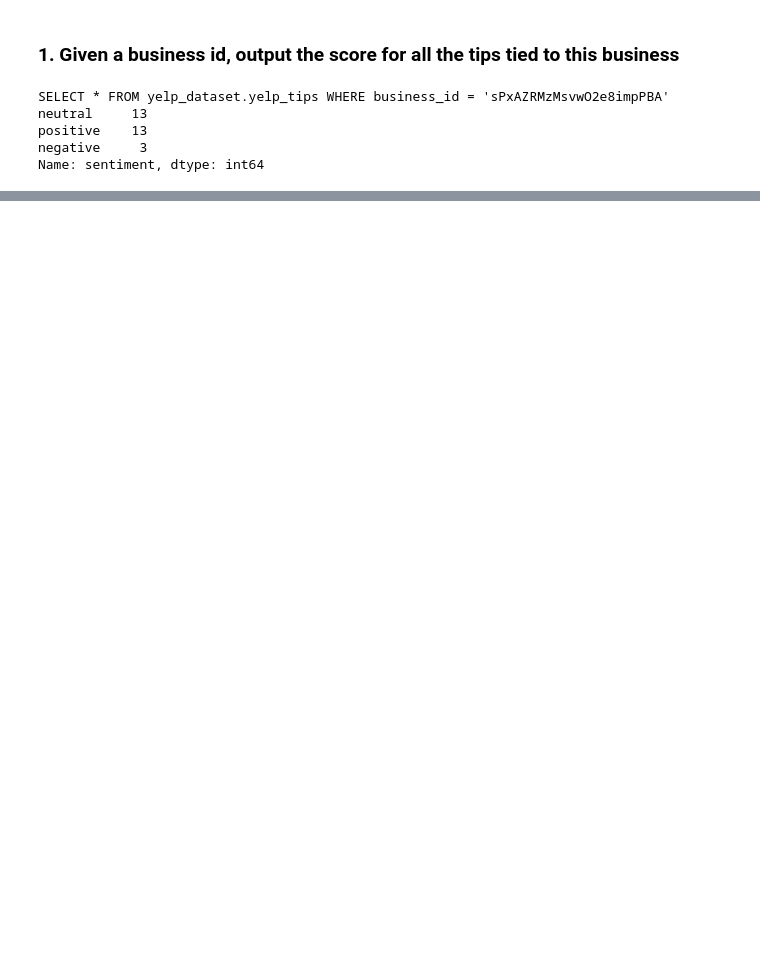
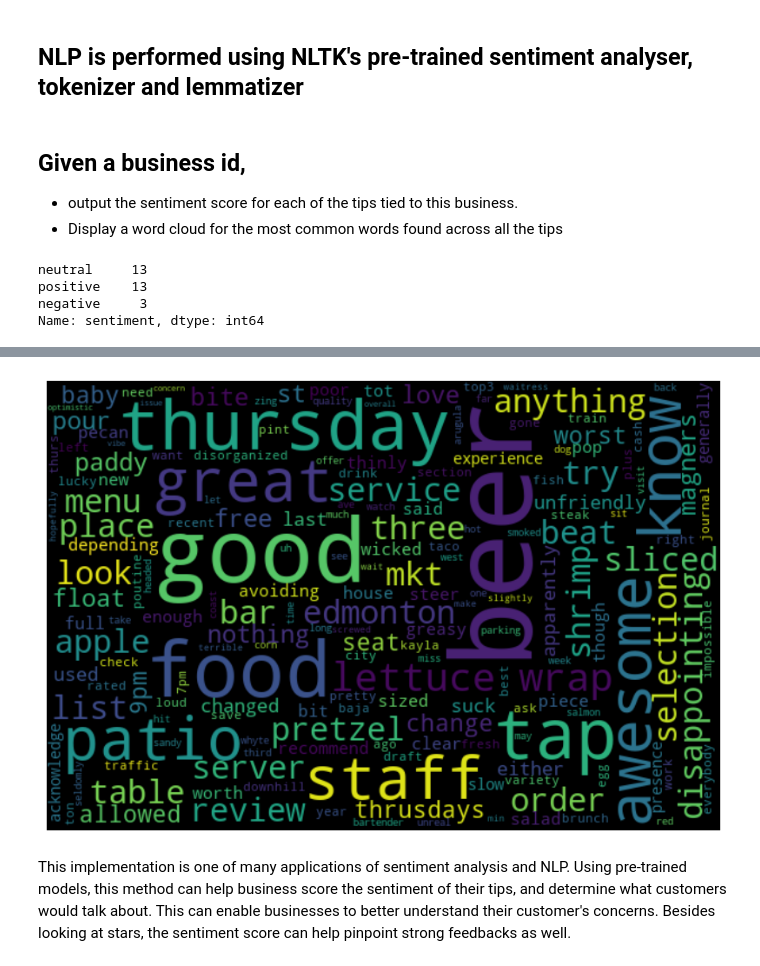
Before and after one commit to Jeyxiang/yelp_airflow, a Jupyter notebook: nlp.ipynb, the cells around one changed output, grey strips where cells are left out. Drawn from its saved outputs; the diff is of its cells as text; code cells hidden in the pictures; blank space fills up the shorter version.

```diff
--- a/nlp.ipynb
+++ b/nlp.ipynb
@@ -17,7 +13,7 @@ PROJECT_ID = "yelp-data-warehouse"
 DATASET_ID = "yelp_dataset"
 TIPS_TABLE_ID = "yelp_tips"
 
-GOOGLE_APPLICATION_CREDENTIALS = 'path/to/key.json'
+GOOGLE_APPLICATION_CREDENTIALS = 'path/to/key/json'
 
 client = bigquery.Client.from_service_account_json(GOOGLE_APPLICATION_CREDENTIALS,project = PROJECT_ID)
 # %% [markdown]
@@ -25,3 +27,5 @@ TIPS TABLE attributes: 'text', 'names' (business name), 'business_id', 'user_id'
+# %% [markdown]
+## NLP is performed using NLTK's pre-trained sentiment analyser, tokenizer and lemmatizer
 # %%
 from nltk.corpus import stopwords
 from nltk.tokenize import RegexpTokenizer
@@ -40,12 +48,13 @@ wordnet_lemmatizer = WordNetLemmatizer()
 # nltk.download('wordnet')
 # nltk.download('omw-1.4')
 # %% [markdown]
-### 1. Given a business id, output the score for all the tips tied to this business
+## Given a business id,
+* output the sentiment score for each of the tips tied to this business.
+* Display a word cloud for the most common words found across all the tips
 # %%
 def analyse_by_biz(business_id):
     query = f"SELECT * FROM {DATASET_ID}.{TIPS_TABLE_ID} WHERE business_id = '{business_id}'"
 
-    print(query)
     result_df = client.query(query).to_dataframe()
     result_df['text'] = result_df['text'].str.lower()
 
@@ -59,7 +68,19 @@ def analyse_by_biz(business_id):
     result_df['text_lem'] = result_df['text_token'].apply(lambda x: [wordnet_lemmatizer.lemmatize(item) for item in x])
     result_df['text_lem'] = result_df['text_lem'].apply(lambda x : " ".join(x))
 
-    # sentiment analysis
+
+    # Plot word cloud
+    combined_lem = ' '.join([word for word in result_df['text_lem']])
+    wordcloud = WordCloud(width=600,
+                     height=400,
+                     random_state=2,
+                     max_font_size=100).generate(combined_lem)
+
+    plt.figure(figsize=(10, 7))
+    plt.imshow(wordcloud, interpolation='bilinear')
+    plt.axis('off')
+
+    # sentiment score
     result_df['polarity'] = result_df['text_lem'].apply(lambda x: analyzer.polarity_scores(x))
 
     # change dataframe
@@ -70,13 +91,13 @@ def analyse_by_biz(business_id):
     result_df['sentiment'] = result_df['compound'].apply(lambda x: 'positive' if x >0 else 'neutral' if x==0 else 'negative')
 
     print(result_df['sentiment'].value_counts())
-    # return result_df
+    return result_df.head(10)
 # %%
-test_id = 'sPxAZRMzMsvwO2e8impPBA'
+test_id = '-6kIZWnXPuDC6JiQJ-A1fg'
+test_id_2 = 'sPxAZRMzMsvwO2e8impPBA'
 
-analyse_by_biz(test_id)
+analyse_by_biz(test_id_2)
 # %% [output]
-SELECT * FROM yelp_dataset.yelp_tips WHERE business_id = 'sPxAZRMzMsvwO2e8impPBA'
 neutral     13
 positive    13
 negative     3
@@ -83,0 +116,3 @@ Name: sentiment, dtype: int64
+[figure, added]
+# %% [markdown]
+This implementation is one of many applications of sentiment analysis and NLP. Using pre-trained models, this method can help business score the sentiment of their tips, and determine what customers would talk about. This can enable businesses to better understand their customer's concerns. Besides looking at stars, the sentiment score can help pinpoint strong feedbacks as well.
```
Also changed, not shown: parts of 8 cells of this notebook, 2 other files.
